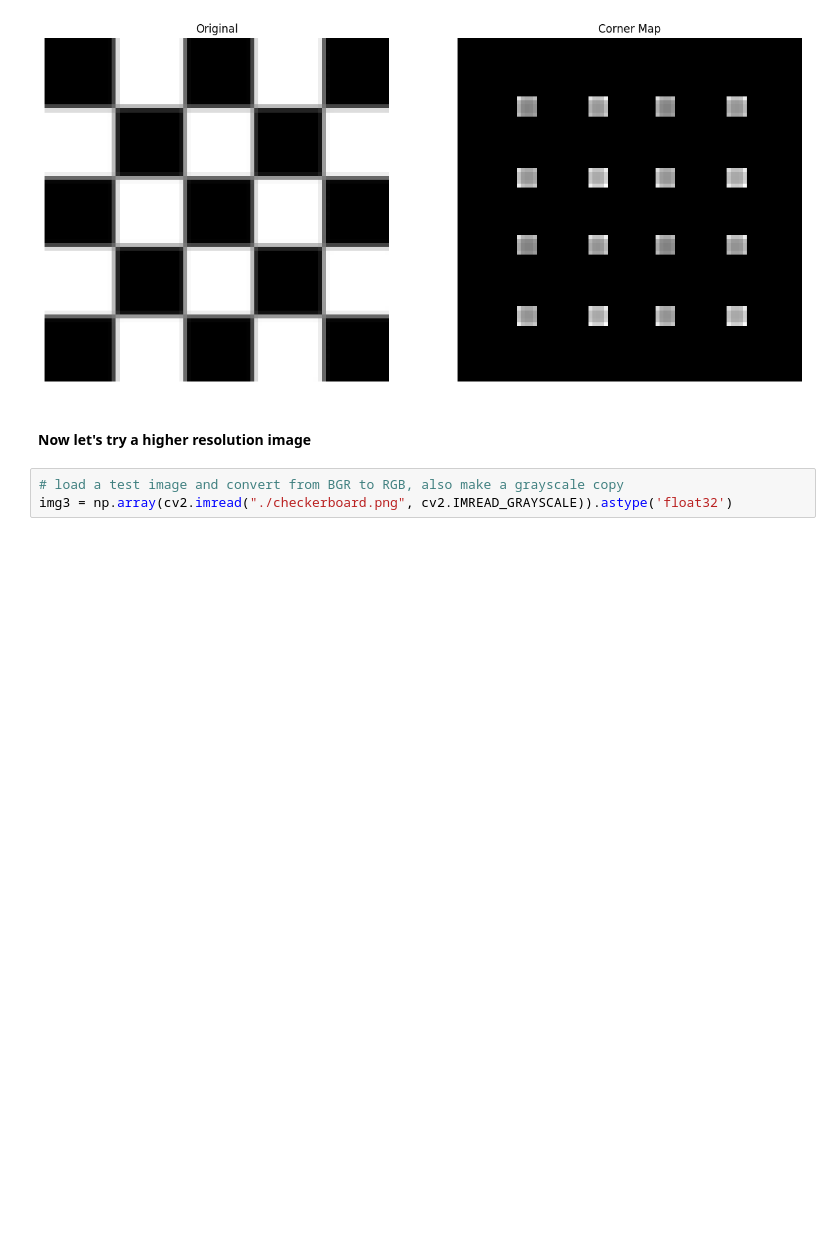
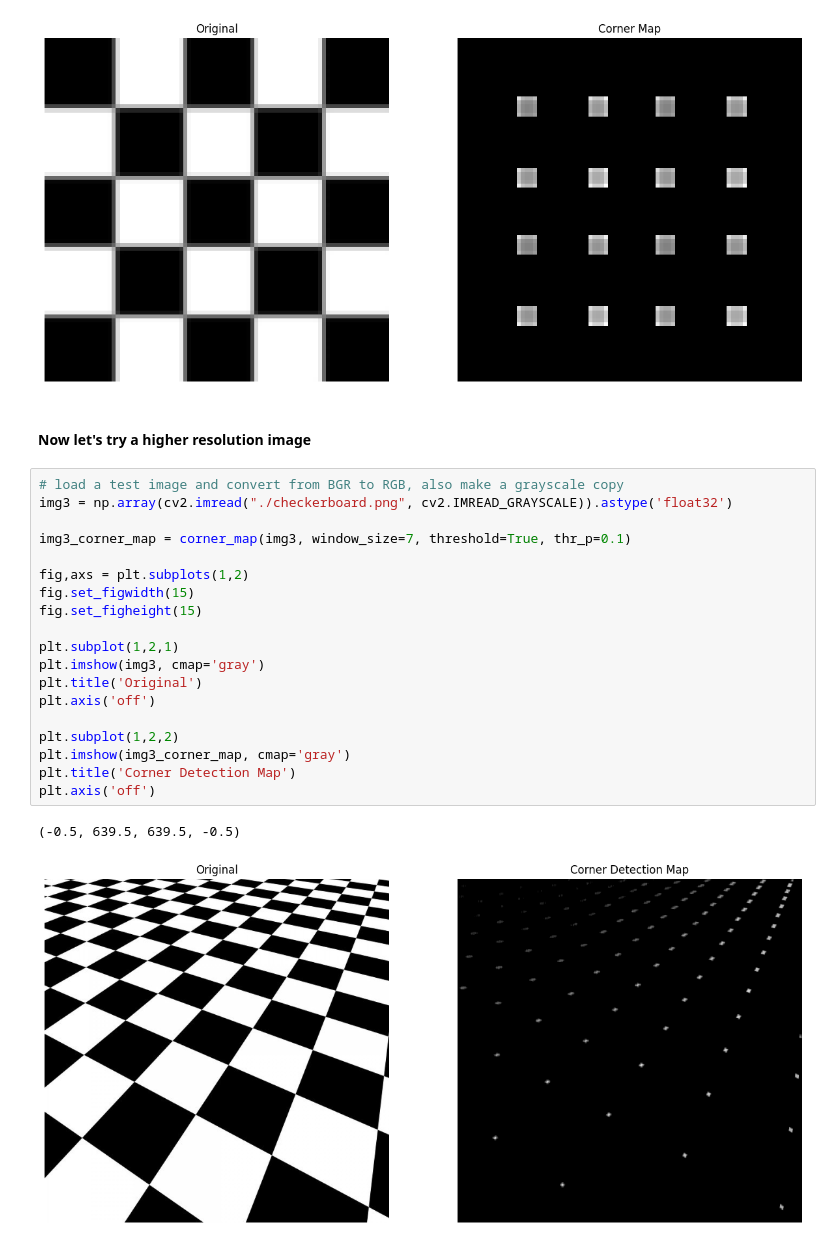
Before and after one commit to tsultan16/Computer_Vision, a Jupyter notebook: feature_detection/corner.ipynb, the cells around one changed output. Drawn from its saved outputs; the diff is of its cells as text; blank space fills up the shorter version.

```diff
--- a/feature_detection/corner.ipynb
+++ b/feature_detection/corner.ipynb
@@ -663,3 +663,22 @@ plt.axis('off')
 # %%
 # load a test image and convert from BGR to RGB, also make a grayscale copy
 img3 = np.array(cv2.imread("./checkerboard.png", cv2.IMREAD_GRAYSCALE)).astype('float32')
+
+img3_corner_map = corner_map(img3, window_size=7, threshold=True, thr_p=0.1)
+
+fig,axs = plt.subplots(1,2)
+fig.set_figwidth(15)
+fig.set_figheight(15)
+
+plt.subplot(1,2,1)
+plt.imshow(img3, cmap='gray')
+plt.title('Original')
+plt.axis('off')
+
+plt.subplot(1,2,2)
+plt.imshow(img3_corner_map, cmap='gray')
+plt.title('Corner Detection Map')
+plt.axis('off')
+# %% [output]
+(-0.5, 639.5, 639.5, -0.5)
+[figure, added]
```
Also changed, not shown: parts of 2 cells of this notebook.
